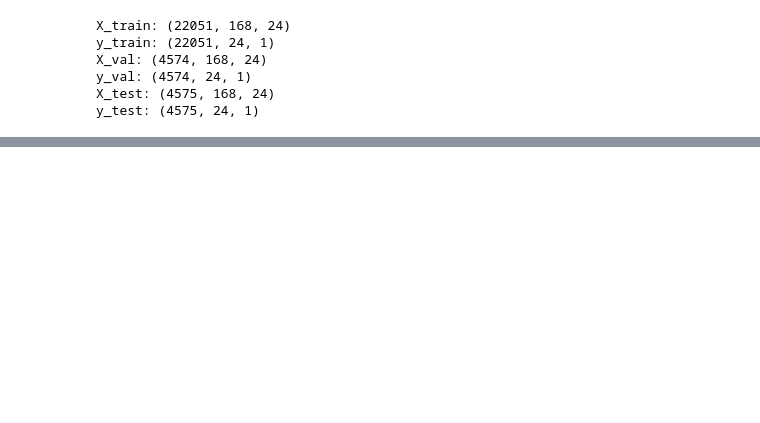
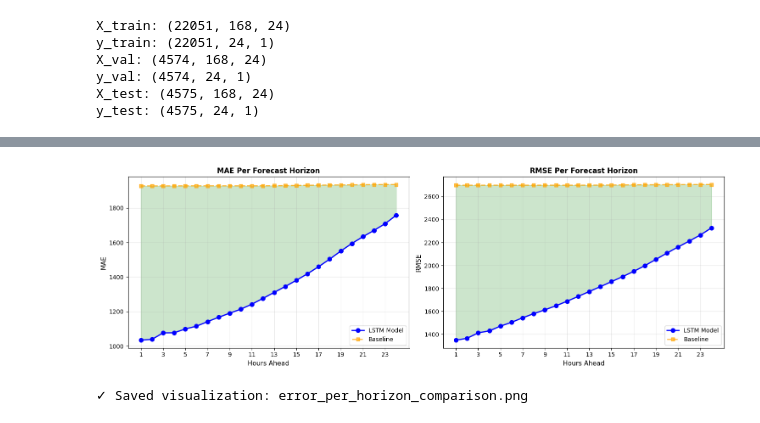
Before and after one commit to Rollkena/Diplom, a Jupyter notebook: ver3.ipynb, the cells around one changed output, grey strips where cells are left out. Cells and saved outputs as stored; diff of their text form; code cells hidden in the pictures; blank space fills up the shorter version.

```diff
--- a/ver3.ipynb
+++ b/ver3.ipynb
@@ -1181,0 +486,54 @@ angle: -6.595886401157163
+# %%
+# =========================
+# 10. ERROR ANALYSIS: PER-HORIZON COMPARISON
+# =========================
+mae_per_t_baseline = []
+rmse_per_t_baseline = []
+
+for t in range(HORIZON):
+    yt = y_test_inv[:, t, 0]
+    yb = y_baseline[:, t, 0]
+
+    mae_t = mean_absolute_error(yt, yb)
+    rmse_t = np.sqrt(mean_squared_error(yt, yb))
+
+    mae_per_t_baseline.append(mae_t)
+    rmse_per_t_baseline.append(rmse_t)
+
+# Plot per-horizon error comparison
+fig, (ax1, ax2) = plt.subplots(1, 2, figsize=(15, 5))
+
+hours = np.arange(1, HORIZON+1)
+
+# MAE comparison
+ax1.plot(hours, mae_per_t, 'o-', linewidth=2, label='LSTM Model', color='blue', markersize=7)
+ax1.plot(hours, mae_per_t_baseline, 's--', linewidth=2, label='Baseline',
+         color='orange', markersize=6, alpha=0.7)
+ax1.fill_between(hours, mae_per_t, mae_per_t_baseline, alpha=0.2, color='green')
+ax1.set_xlabel('Hours Ahead', fontsize=11)
+ax1.set_ylabel('MAE', fontsize=11)
+ax1.set_title('MAE Per Forecast Horizon', fontsize=12, fontweight='bold')
+ax1.legend(fontsize=10)
+ax1.grid(True, alpha=0.3)
+ax1.set_xticks(hours[::2])
+
+# RMSE comparison
+ax2.plot(hours, rmse_per_t, 'o-', linewidth=2, label='LSTM Model', color='blue', markersize=7)
+ax2.plot(hours, rmse_per_t_baseline, 's--', linewidth=2, label='Baseline',
+         color='orange', markersize=6, alpha=0.7)
+ax2.fill_between(hours, rmse_per_t, rmse_per_t_baseline, alpha=0.2, color='green')
+ax2.set_xlabel('Hours Ahead', fontsize=11)
+ax2.set_ylabel('RMSE', fontsize=11)
+ax2.set_title('RMSE Per Forecast Horizon', fontsize=12, fontweight='bold')
+ax2.legend(fontsize=10)
+ax2.grid(True, alpha=0.3)
+ax2.set_xticks(hours[::2])
+
+plt.tight_layout()
+plt.savefig('error_per_horizon_comparison.png', dpi=150, bbox_inches='tight')
+plt.show()
+
+print(f"✓ Saved visualization: error_per_horizon_comparison.png")
+# %% [output]
+[figure, added]
+✓ Saved visualization: error_per_horizon_comparison.png
```
Also changed, not shown: parts of 34 cells of this notebook, 9 other files.
